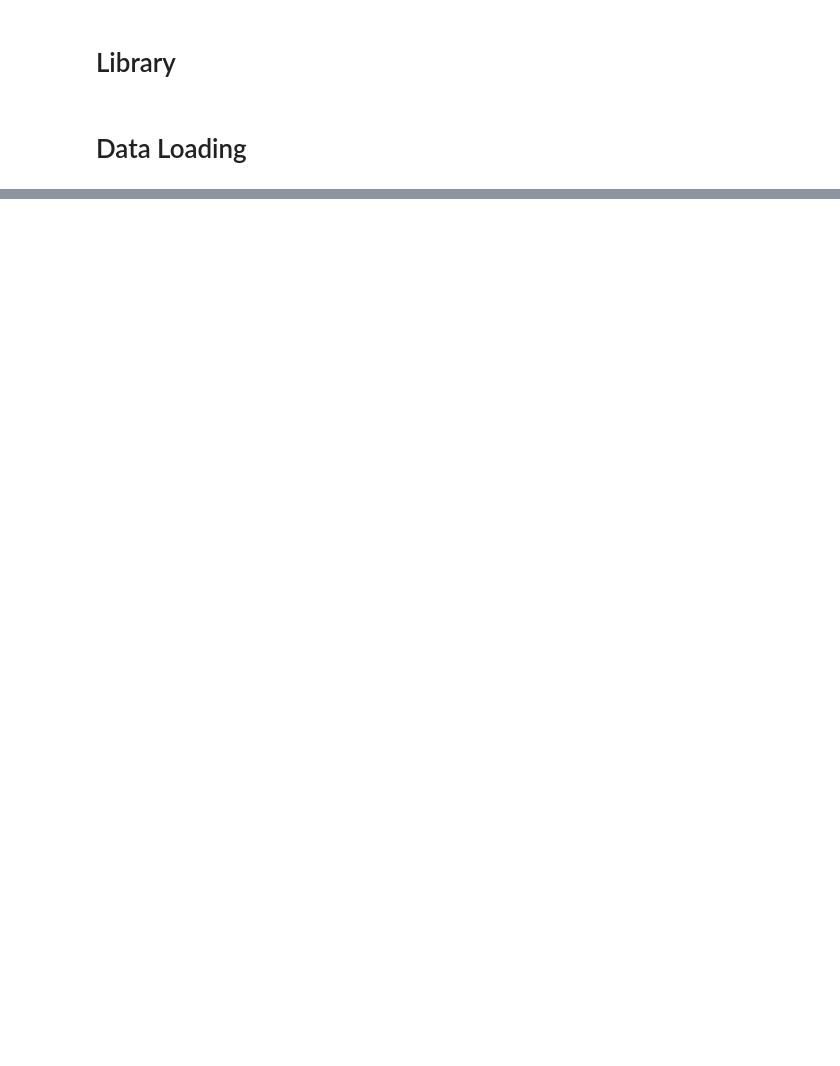
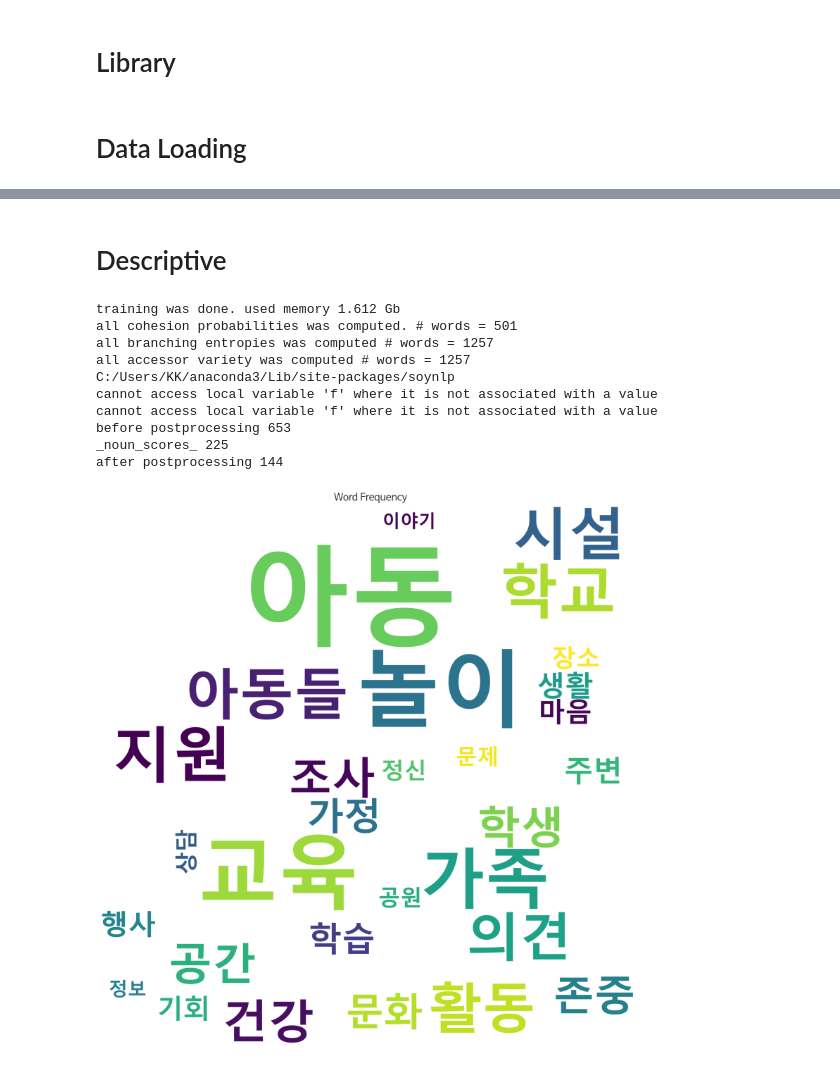
Before and after one commit to thekimk/DEBA-Research, a Jupyter notebook: Project-ChildSurvey/example_ChildSurvey_KK.ipynb, the cells around one changed output, grey strips where cells are left out. Saved outputs shown, nothing was run; the diff lists cells and outputs as text; code cells hidden in the pictures; blank space fills up the shorter version.

```diff
--- a/Project-ChildSurvey/example_ChildSurvey_KK.ipynb
+++ b/Project-ChildSurvey/example_ChildSurvey_KK.ipynb
@@ -31,6 +31,7 @@ from evaluation_KK import *
 # %% [markdown]
 # Data Loading
 # %%
+# 데이터
 ## 데이터로딩
 df = pd.read_excel(os.path.join(os.getcwd(), 'Data', '시민의견수렴 의견 전처리자료.xlsx'))
 ## 변수 삭제
@@ -38,3 +39,5 @@ colname_delete = ['의제 ID', '사용자 ID', '학교 ID', '환경', '이전
 df.drop(columns=colname_delete, inplace=True)
 ## 무의견 삭제
 df.dropna(subset=['의견'], inplace=True)
+## 전처리
+df['의견'] = df['의견'].progress_apply(lambda x: text_preprocessor(x, del_number=False, del_bracket_content=False))
@@ -56,0 +44,23 @@ df
+# %% [markdown]
+# Descriptive
+# %%
+# 단어빈도 추출
+wf_soy, waf_soy, \
+wf_tf, waf_tf, \
+wf_kb, waf_kb = preprocessing_wordfreq(df, colname_target='의견', colname_category=None,
+                                       num_showkeyword=100, save_local=False, save_name='wordfreq_')
+## 빈도 시각화
+for wf in [wf_soy, wf_tf, wf_kb]:
+    plot_wordcloud(wf, max_words=100, save_local=False)
+# %% [output]
+training was done. used memory 1.612 Gb
+all cohesion probabilities was computed. # words = 501
+all branching entropies was computed # words = 1257
+all accessor variety was computed # words = 1257
+C:/Users/KK/anaconda3/Lib/site-packages/soynlp
+cannot access local variable 'f' where it is not associated with a value
+cannot access local variable 'f' where it is not associated with a value
+before postprocessing 653
+_noun_scores_ 225
+after postprocessing 144
+[figure, added]
```
Also changed, not shown: parts of 4 cells of this notebook, 3 other files.
